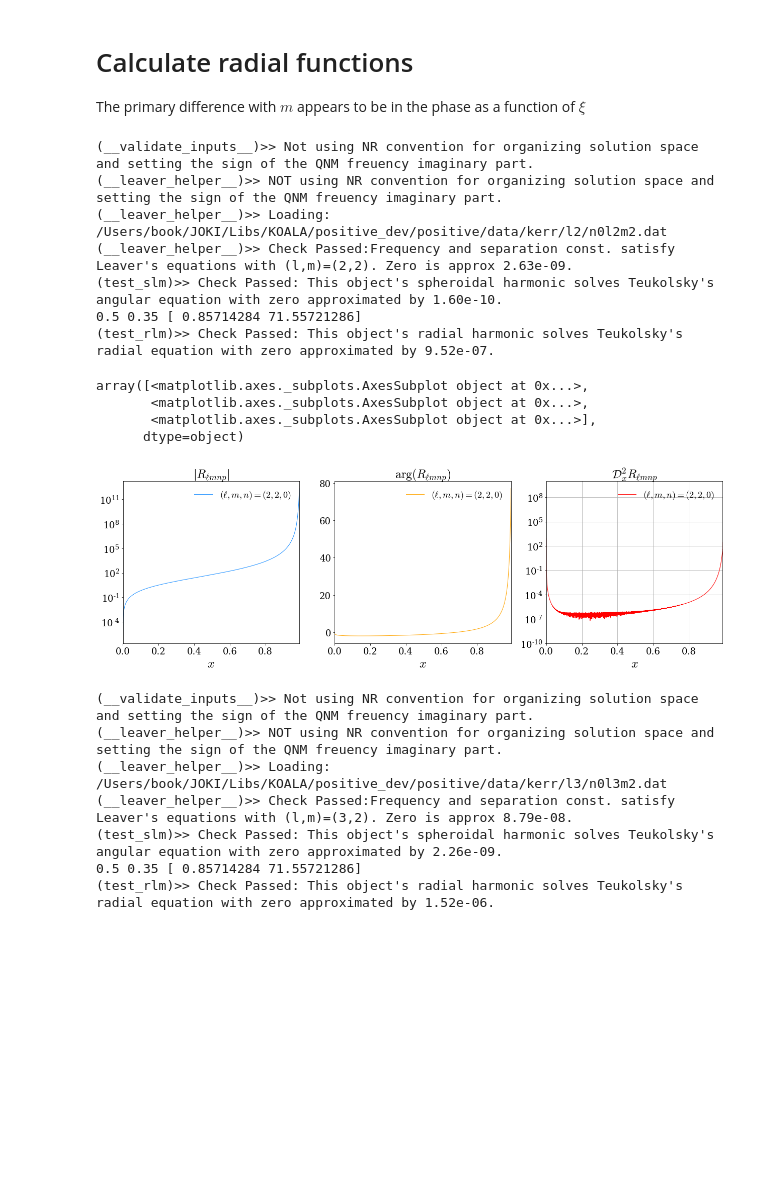
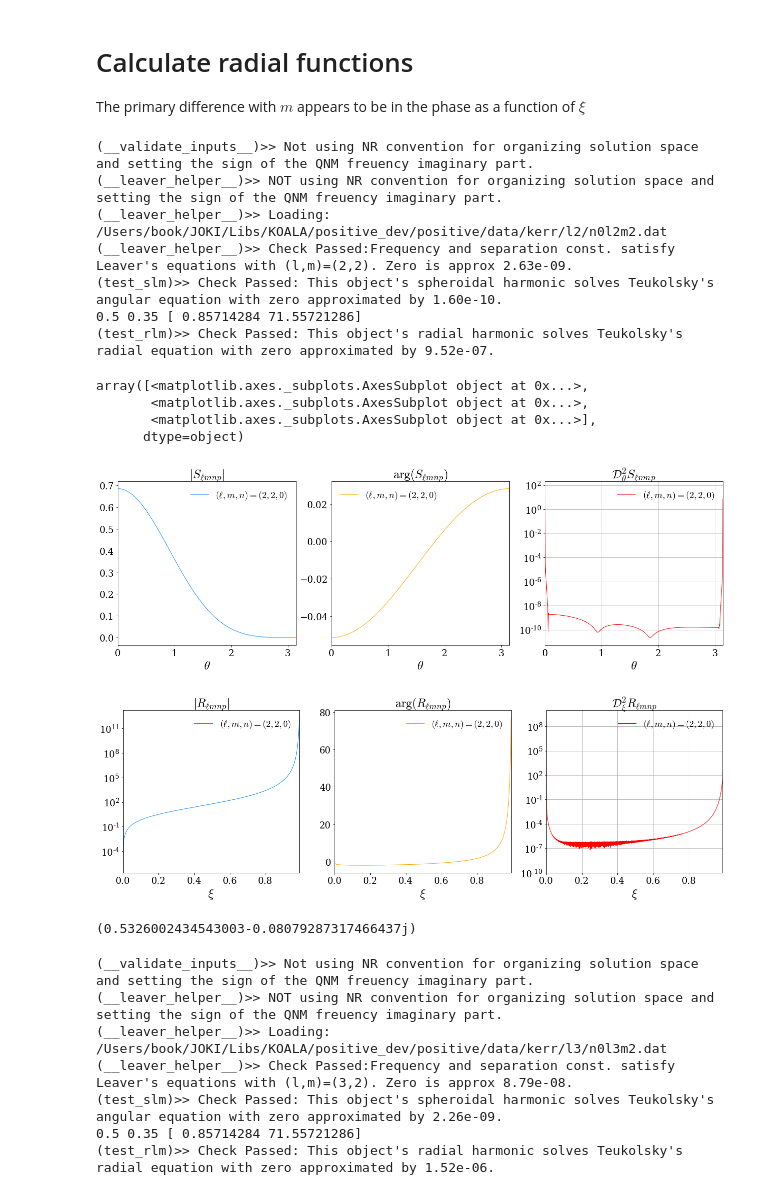
Before and after one commit to llondon6/koalas, a Jupyter notebook: examples/qnmobj_class_example.ipynb, the cells around one changed output. Cells and saved outputs as stored; diff of their text form; code cells hidden in the pictures; blank space fills up the shorter version.

```diff
--- a/examples/qnmobj_class_example.ipynb
+++ b/examples/qnmobj_class_example.ipynb
@@ -231,26 +231,32 @@ The primary difference with $m$ appears to be in the phase as a function of $\xi
 # %%
 l,m = 2,2
 a=0.7
 M = 1
 # --
 n = 0
 
 #
-foo = qnmobj(M,a,l,m,n,verbose=True,use_nr_convention=False,calc_rlm=True)
+foo = qnmobj(M,a,l,m,n,verbose=True,use_nr_convention=False)
+foo.plot_slm()
 foo.plot_rlm()
 # %% [output]
 (__validate_inputs__)>> Not using NR convention for organizing solution space and setting the sign of the QNM freuency imaginary part.
 (__leaver_helper__)>> NOT using NR convention for organizing solution space and setting the sign of the QNM freuency imaginary part.
 (__leaver_helper__)>> Loading: /Users/book/JOKI/Libs/KOALA/positive_dev/positive/data/kerr/l2/n0l2m2.dat
 (__leaver_helper__)>> Check Passed:Frequency and separation const. satisfy Leaver's equations with (l,m)=(2,2). Zero is approx 2.63e-09.
 (test_slm)>> Check Passed: This object's spheroidal harmonic solves Teukolsky's angular equation with zero approximated by 1.60e-10.
 0.5 0.35 [ 0.85714284 71.55721286]
 (test_rlm)>> Check Passed: This object's radial harmonic solves Teukolsky's radial equation with zero approximated by 9.52e-07.
 array([<matplotlib.axes._subplots.AxesSubplot object at 0x...>,
        <matplotlib.axes._subplots.AxesSubplot object at 0x...>,
        <matplotlib.axes._subplots.AxesSubplot object at 0x...>],
       dtype=object)
-[figure, old version]
+[figure, new version]
+[figure, added]
+# %%
+print foo.cw
+# %% [output]
+(0.5326002434543003-0.08079287317466437j)
 # %%
 l,m = 3,2
 a=0.7
```
Also changed, not shown: 1 other file.
